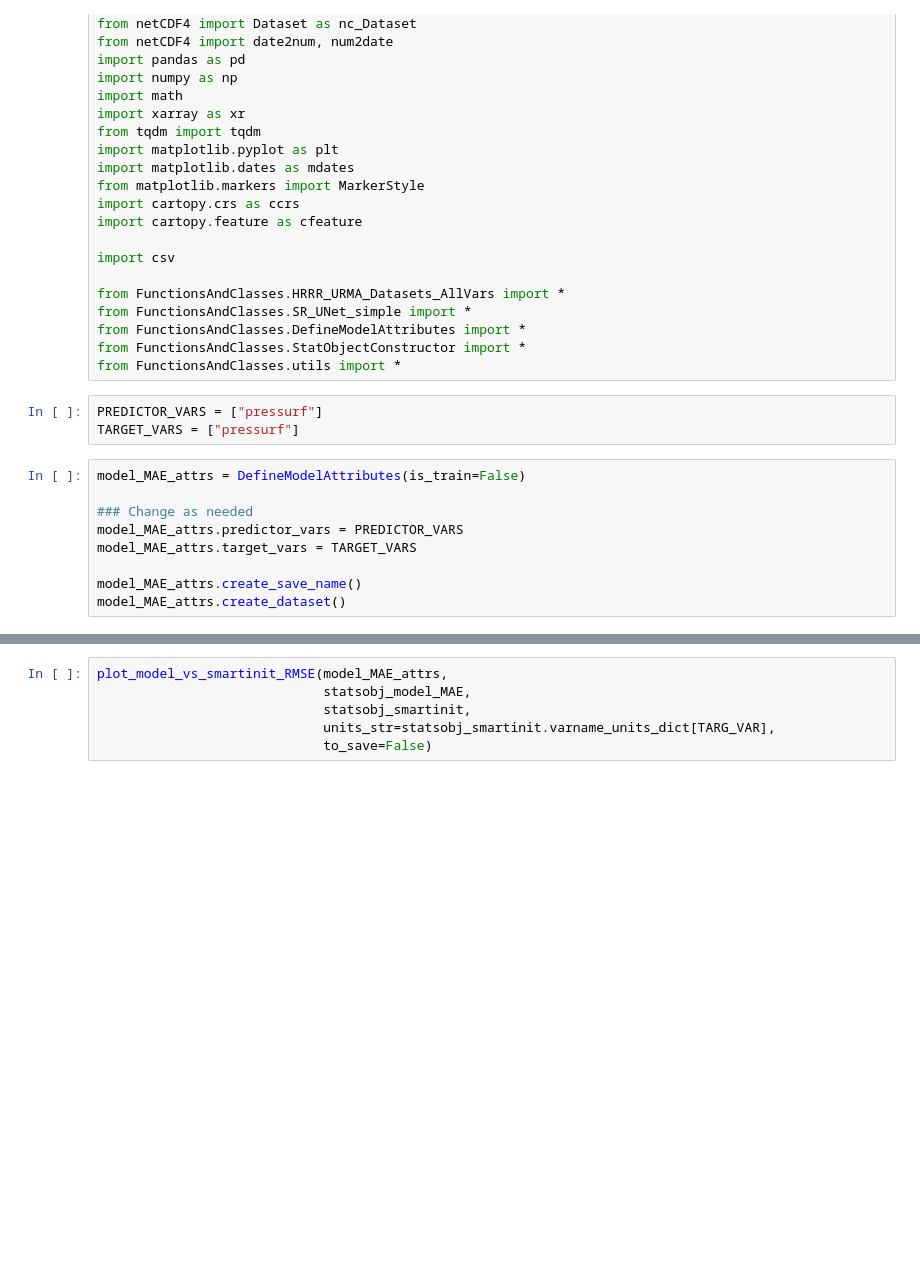
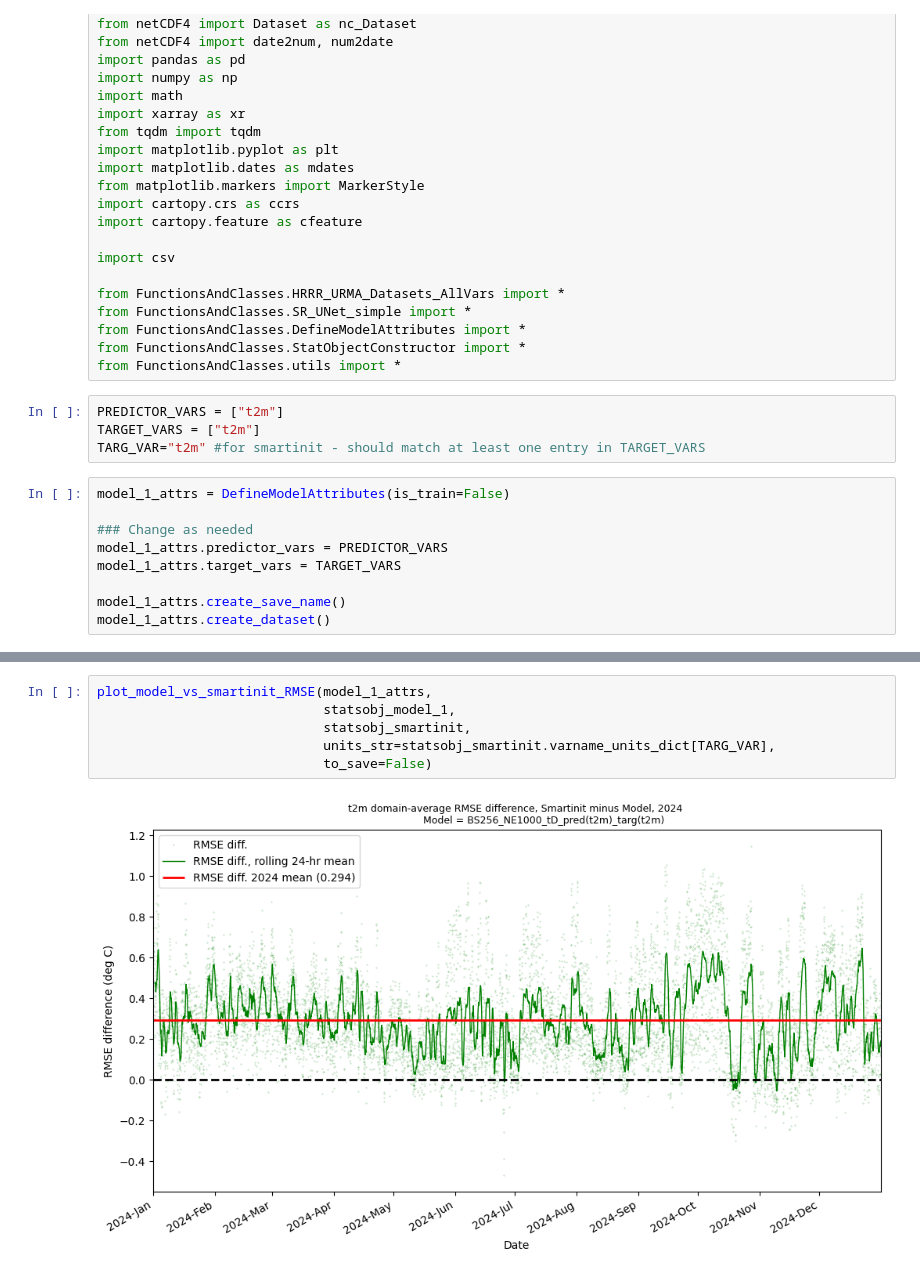
Before and after one commit to alex-schein-NOAA/HRRRtoURMA_UNet, a Jupyter notebook: CNN_Main/UNet_versus_UNet_RMSE_plotting.ipynb, the cells around one changed output, grey strips where cells are left out. Drawn from its saved outputs; the diff is of its cells as text; blank space fills up the shorter version.

```diff
--- a/CNN_Main/UNet_versus_UNet_RMSE_plotting.ipynb
+++ b/CNN_Main/UNet_versus_UNet_RMSE_plotting.ipynb
@@ -32,14 +32,15 @@ from FunctionsAndClasses.DefineModelAttributes import *
 from FunctionsAndClasses.StatObjectConstructor import *
 from FunctionsAndClasses.utils import *
 # %%
-PREDICTOR_VARS = ["pressurf"]
-TARGET_VARS = ["pressurf"]
+PREDICTOR_VARS = ["t2m"]
+TARGET_VARS = ["t2m"]
+TARG_VAR="t2m" #for smartinit - should match at least one entry in TARGET_VARS
 # %%
-model_MAE_attrs = DefineModelAttributes(is_train=False)
+model_1_attrs = DefineModelAttributes(is_train=False)
 
 ### Change as needed
-model_MAE_attrs.predictor_vars = PREDICTOR_VARS
-model_MAE_attrs.target_vars = TARGET_VARS
+model_1_attrs.predictor_vars = PREDICTOR_VARS
+model_1_attrs.target_vars = TARGET_VARS
 
-model_MAE_attrs.create_save_name()
-model_MAE_attrs.create_dataset()
+model_1_attrs.create_save_name()
+model_1_attrs.create_dataset()
@@ -77,7 +151,9 @@ plot_model_vs_model_RMSE(model_MAE_attrs,
 # %%
-plot_model_vs_smartinit_RMSE(model_MAE_attrs,
-                             statsobj_model_MAE,
+plot_model_vs_smartinit_RMSE(model_1_attrs,
+                             statsobj_model_1,
                              statsobj_smartinit,
                              units_str=statsobj_smartinit.varname_units_dict[TARG_VAR],
                              to_save=False)
+# %% [output]
+[figure, added]
 # %%
```
Also changed, not shown: parts of 8 cells of this notebook, 20 other files.
